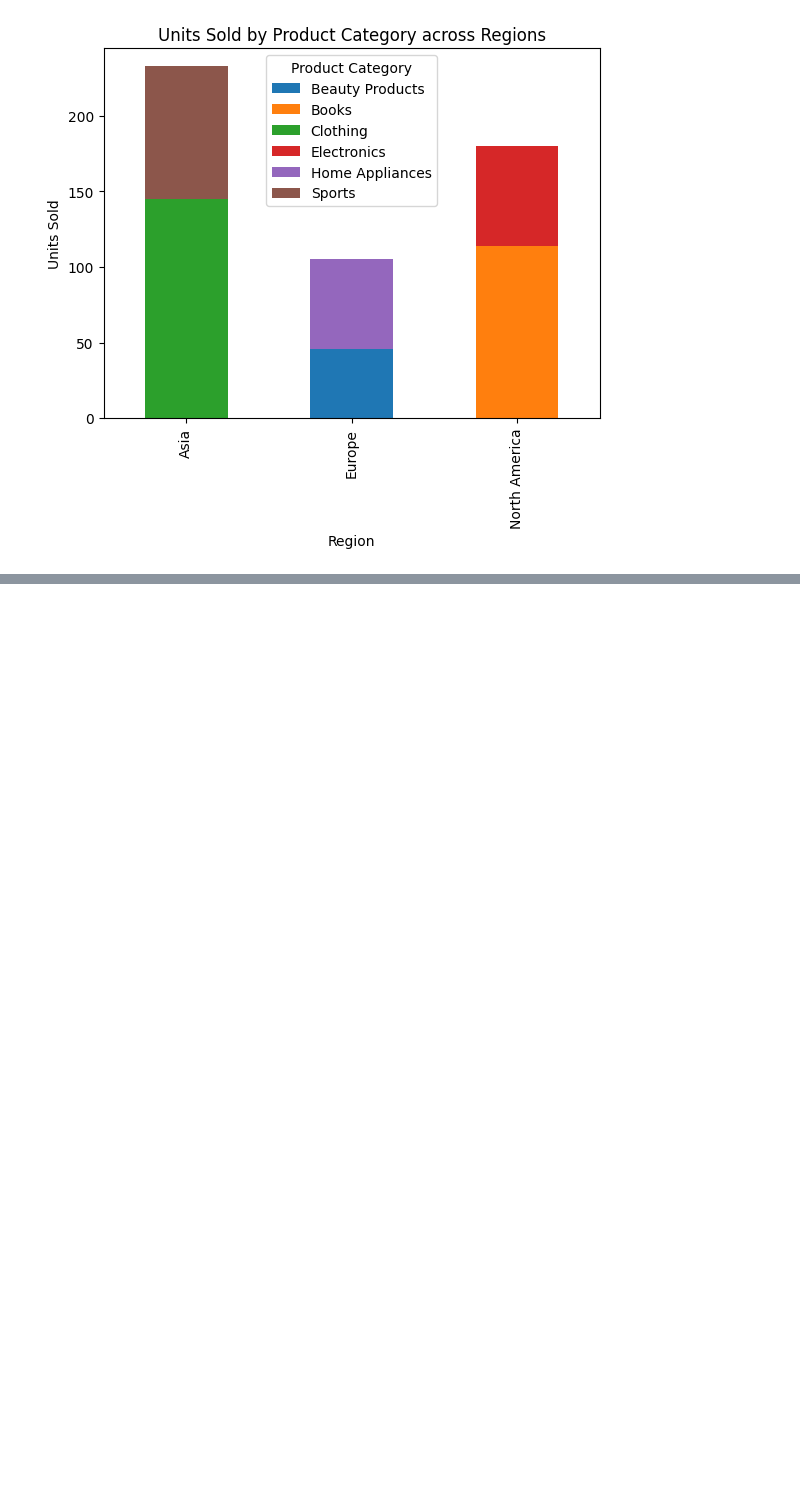
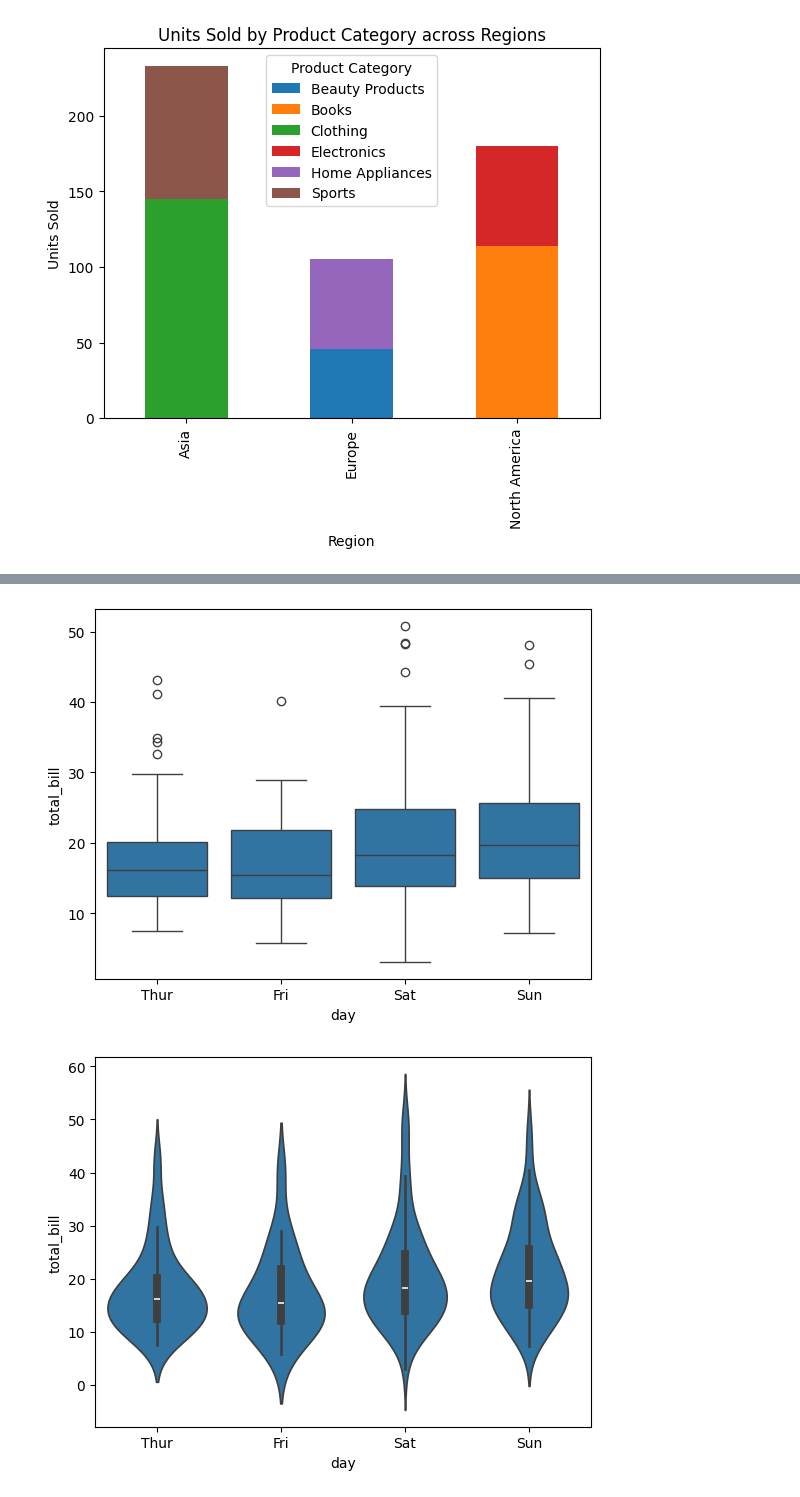
Before and after one commit to rb7488/Python-Library-, a Jupyter notebook: DS_python.ipynb, the cells around one changed output, grey strips where cells are left out. Cells and saved outputs as stored; diff of their text form; code cells hidden in the pictures; blank space fills up the shorter version.

```diff
--- a/DS_python.ipynb
+++ b/DS_python.ipynb
@@ -291,0 +327,9 @@ plt.show()
+# %%
+#boxplot
+sns.boxplot(x='day',y='total_bill',data=tips)
+plt.show()
+sns.violinplot(x='day',y='total_bill',data=tips)
+plt.show()
+# %% [output]
+[figure, added]
+[figure, added]
```
Also changed, not shown: parts of 11 cells of this notebook.
